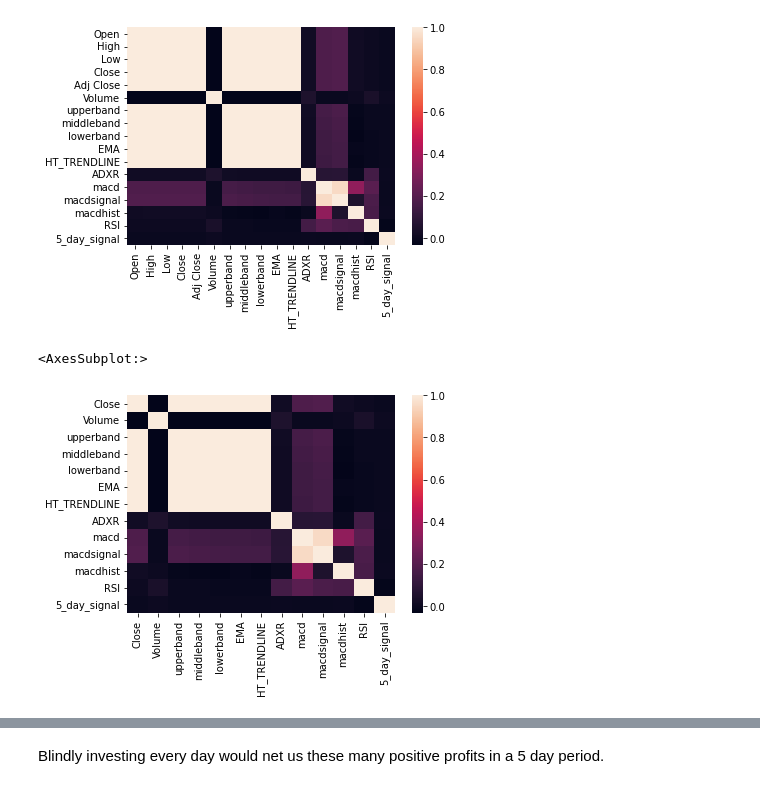
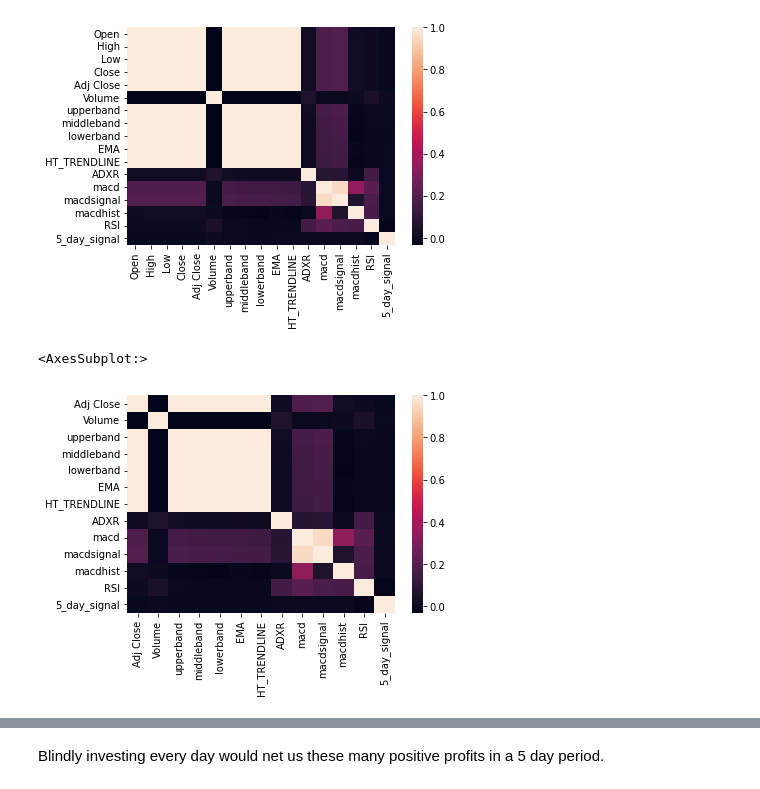
Before and after one commit to abhighosh98/Statistical-Stock-Market-Analysis, a Jupyter notebook: Statistical Analysis.ipynb, the cells around one changed output, grey strips where cells are left out. Saved outputs shown, nothing was run; the diff lists cells and outputs as text; code cells hidden in the pictures.

```diff
--- a/Statistical Analysis.ipynb
+++ b/Statistical Analysis.ipynb
@@ -353,18 +337,18 @@ sns.heatmap(combined_data5.corr())
 <AxesSubplot:>
 [figure]
 # %%
-# Dropping Open, High, Low and Adj Close since its similar info to Close
+# Dropping Open, High, Low and Close since its similar info to Adj Close
 
-combined_i_data.drop(columns = ['Open', 'High', 'Low', 'Adj Close'], inplace = True)
-combined_data5.drop(columns = ['Open', 'High', 'Low', 'Adj Close'], inplace = True)
-combined_data10.drop(columns = ['Open', 'High', 'Low', 'Adj Close'], inplace = True)
-combined_data15.drop(columns = ['Open', 'High', 'Low', 'Adj Close'], inplace = True)
-combined_data30.drop(columns = ['Open', 'High', 'Low', 'Adj Close'], inplace = True)
-combined_data60.drop(columns = ['Open', 'High', 'Low', 'Adj Close'], inplace = True)
+combined_i_data.drop(columns = ['Open', 'High', 'Low', 'Close'], inplace = True)
+combined_data5.drop(columns = ['Open', 'High', 'Low', 'Close'], inplace = True)
+combined_data10.drop(columns = ['Open', 'High', 'Low', 'Close'], inplace = True)
+combined_data15.drop(columns = ['Open', 'High', 'Low', 'Close'], inplace = True)
+combined_data30.drop(columns = ['Open', 'High', 'Low', 'Close'], inplace = True)
+combined_data60.drop(columns = ['Open', 'High', 'Low', 'Close'], inplace = True)
 sns.heatmap(combined_data5.corr())
 # %% [output]
 <AxesSubplot:>
-[figure, old version]
+[figure, new version]
 # %%
 sns.pairplot(combined_data5.sample(frac = 0.1), hue = '5_day_signal')
 # %% [output]
```
Also changed, not shown: parts of 54 cells of this notebook, 8 other files.
